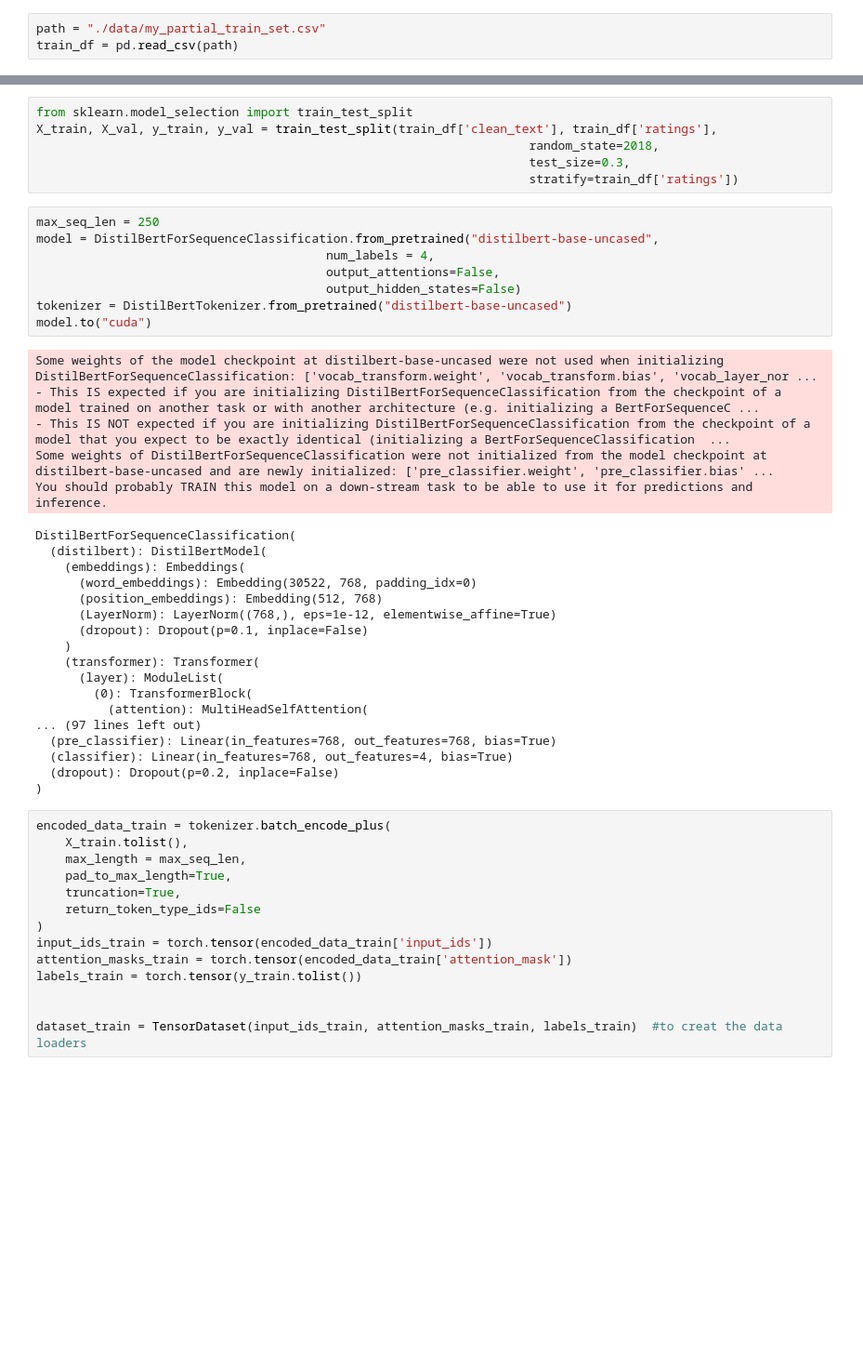
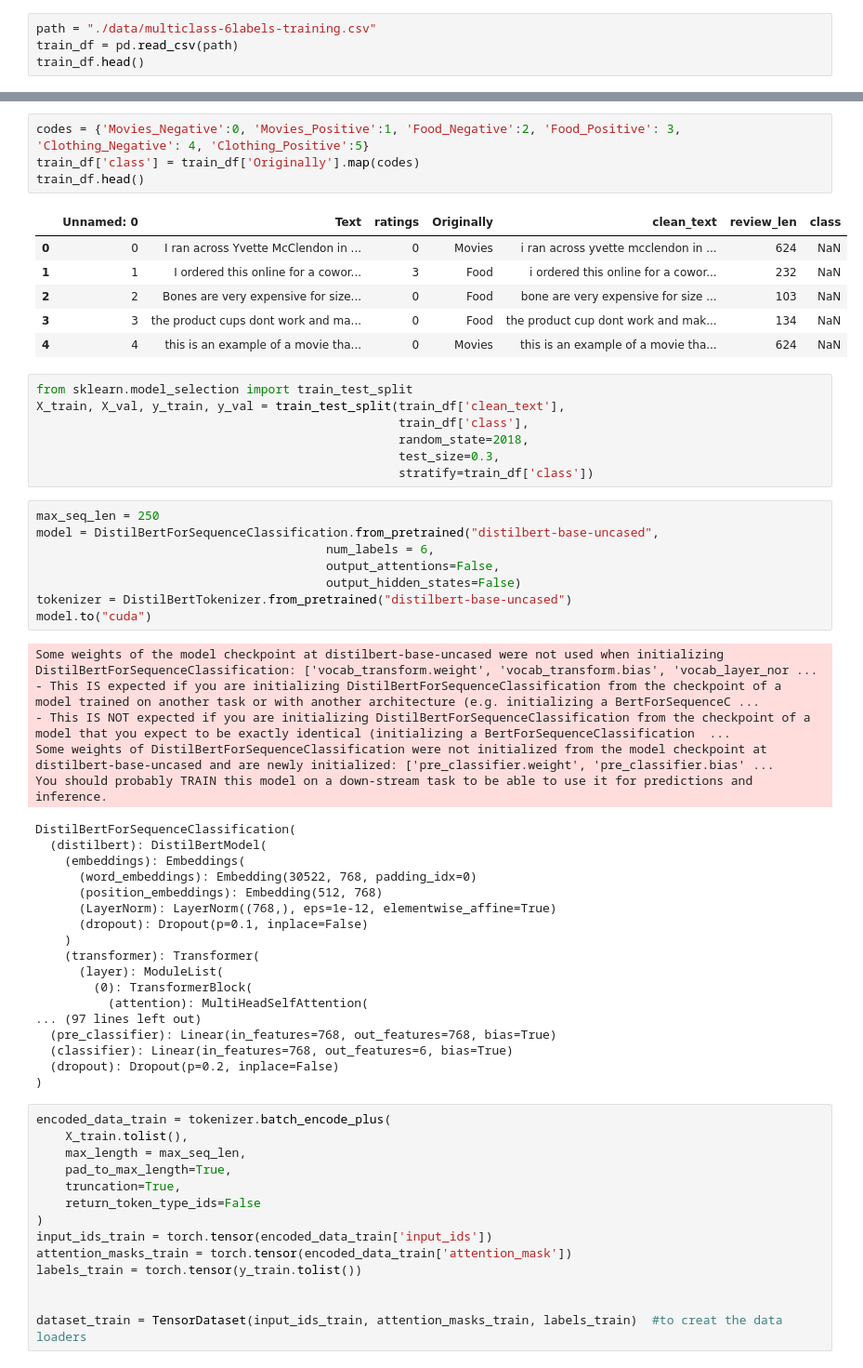
Before and after one commit to aslisabanci/distilbert_multiclass_training, a Jupyter notebook: train_validate_distilbert_multiclass.ipynb, the cells around one changed output, grey strips where cells are left out. Shown at 93% size. Drawn from its saved outputs; the diff is of its cells as text; blank space fills up the shorter version.

Commit message:
Updated dataset and model training for 6 classes

```diff
--- a/train_validate_distilbert_multiclass.ipynb
+++ b/train_validate_distilbert_multiclass.ipynb
@@ -11,3 +9,4 @@ ModuleNotFoundError: No module named 'torch'
 # %%
-path = "./data/my_partial_train_set.csv"
+path = "./data/multiclass-6labels-training.csv"
 train_df = pd.read_csv(path)
+train_df.head()
@@ -14,13 +20,25 @@ train_df = pd.read_csv(path)
+# %%
+codes = {'Movies_Negative':0, 'Movies_Positive':1, 'Food_Negative':2, 'Food_Positive': 3, 'Clothing_Negative': 4, 'Clothing_Positive':5}
+train_df['class'] = train_df['Originally'].map(codes)
+train_df.head()
+# %% [output]
+|  | Unnamed: 0 | Text | ratings | Originally | clean_text | review_len | class |
+| 0 | 0 | I ran across Yvette McClendon in ... | 0 | Movies | i ran across yvette mcclendon in ... | 624 | NaN |
+| 1 | 1 | I ordered this online for a cowor... | 3 | Food | i ordered this online for a cowor... | 232 | NaN |
+| 2 | 2 | Bones are very expensive for size... | 0 | Food | bone are very expensive for size ... | 103 | NaN |
+| 3 | 3 | the product cups dont work and ma... | 0 | Food | the product cup dont work and mak... | 134 | NaN |
+| 4 | 4 | this is an example of a movie tha... | 0 | Movies | this is an example of a movie tha... | 624 | NaN |
 # %%
 from sklearn.model_selection import train_test_split
-X_train, X_val, y_train, y_val = train_test_split(train_df['clean_text'], train_df['ratings'],
-                                                                    random_state=2018,
-                                                                    test_size=0.3,
-                                                                    stratify=train_df['ratings'])
+X_train, X_val, y_train, y_val = train_test_split(train_df['clean_text'],
+                                                  train_df['class'],
+                                                  random_state=2018,
+                                                  test_size=0.3,
+                                                  stratify=train_df['class'])
 # %%
 max_seq_len = 250
 model = DistilBertForSequenceClassification.from_pretrained("distilbert-base-uncased",
-                                        num_labels = 4,
+                                        num_labels = 6,
                                         output_attentions=False,
                                         output_hidden_states=False)
 tokenizer = DistilBertTokenizer.from_pretrained("distilbert-base-uncased")
@@ -45,7 +63,7 @@ DistilBertForSequenceClassification(
           (attention): MultiHeadSelfAttention(
 ... (97 lines left out)
   (pre_classifier): Linear(in_features=768, out_features=768, bias=True)
-  (classifier): Linear(in_features=768, out_features=4, bias=True)
+  (classifier): Linear(in_features=768, out_features=6, bias=True)
   (dropout): Dropout(p=0.2, inplace=False)
 )
 # %%
```
Also changed, not shown: parts of 5 cells of this notebook, 1 other file.
